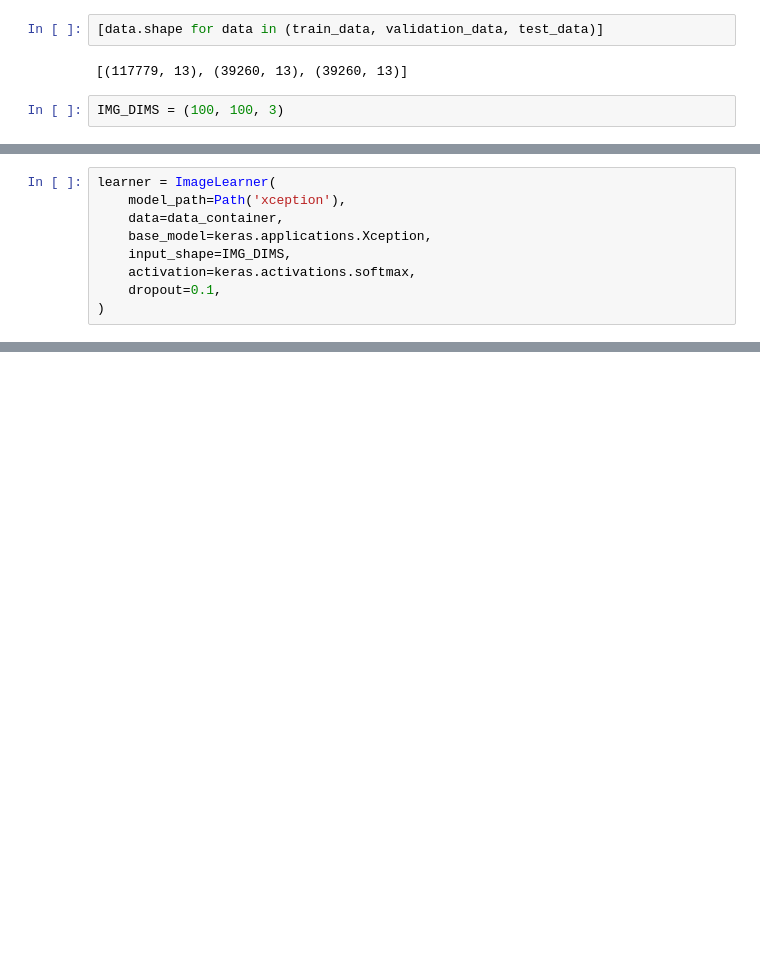
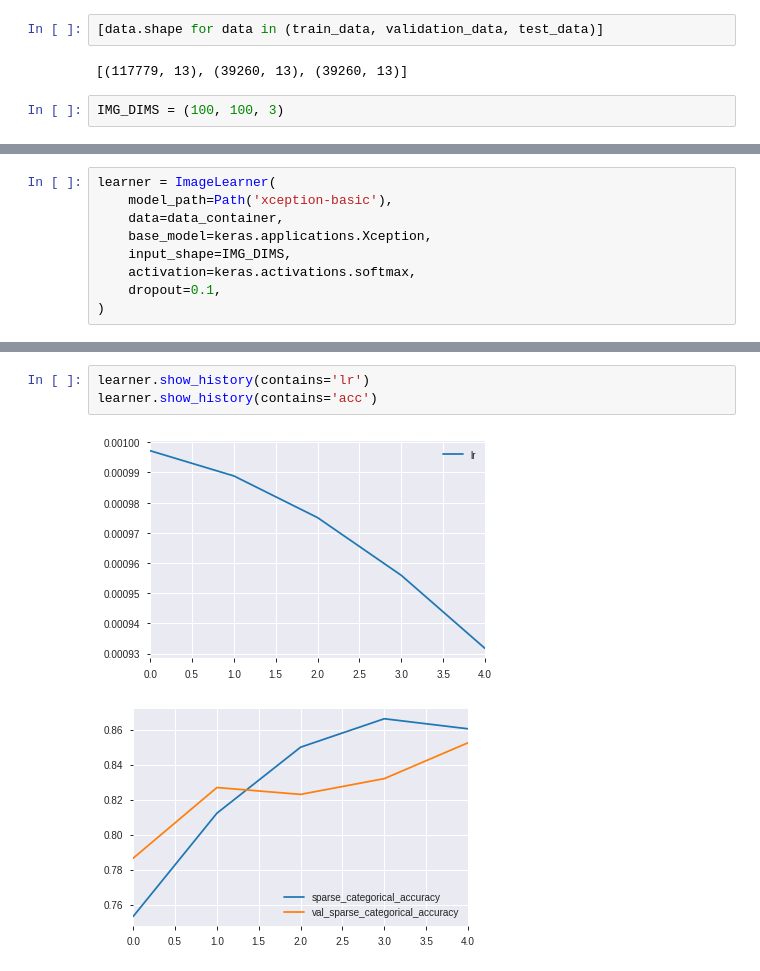
Before and after one commit to mjurkus/ai_bootcamp_9_iWildCam, a Jupyter notebook: iWildCamp.ipynb, the cells around one changed output, grey strips where cells are left out. Drawn from its saved outputs; the diff is of its cells as text; blank space fills up the shorter version.

```diff
--- a/iWildCamp.ipynb
+++ b/iWildCamp.ipynb
@@ -179,6 +205,6 @@ data_container.test.show()
 # %%
 learner = ImageLearner(
-    model_path=Path('xception'),
+    model_path=Path('xception-basic'),
     data=data_container,
     base_model=keras.applications.Xception,
     input_shape=IMG_DIMS,
@@ -205,2 +240,8 @@ Loading weights only from xception/weights.h5
 Model loaded successfully
 Model training completed
+# %%
+learner.show_history(contains='lr')
+learner.show_history(contains='acc')
+# %% [output]
+[figure, added]
+[figure, added]
```
Also changed, not shown: parts of 32 cells of this notebook, 1 other file.
